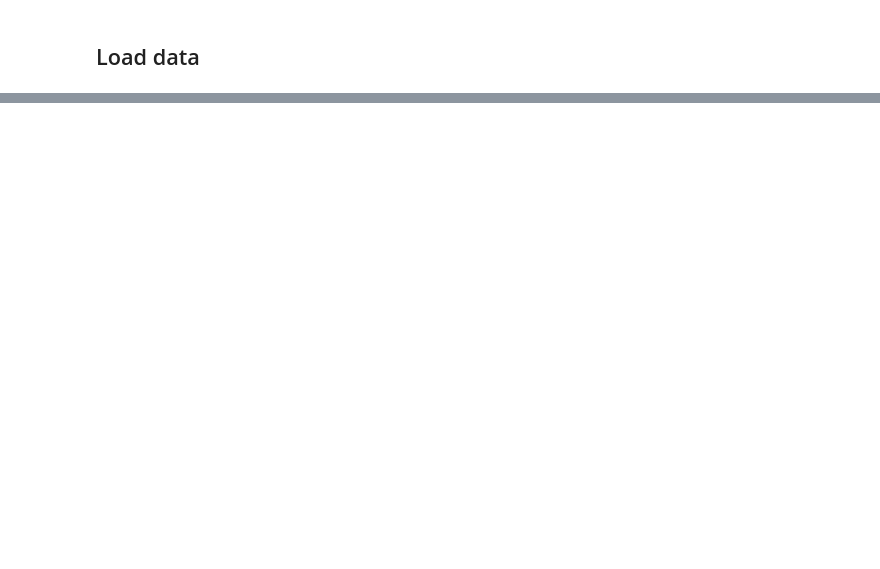
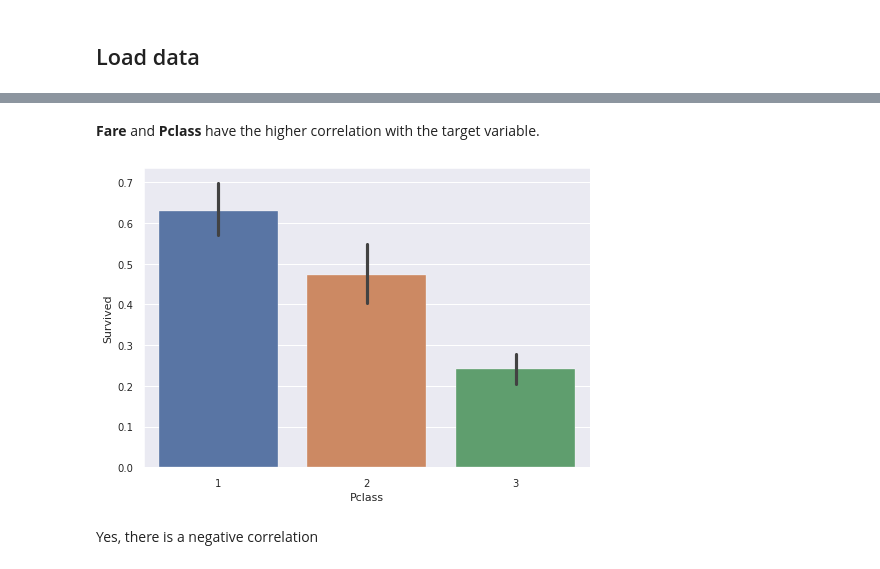
Before and after one commit to adriancervero/kaggle, a Jupyter notebook: Titanic/titanic.ipynb, the cells around one changed output, grey strips where cells are left out. Cells and saved outputs as stored; diff of their text form; code cells hidden in the pictures; blank space fills up the shorter version.

```diff
--- a/Titanic/titanic.ipynb
+++ b/Titanic/titanic.ipynb
@@ -22,0 +235,8 @@ test = pd.read_csv('/kaggle/input/titanic/test.csv')
+# %% [markdown]
+**Fare** and **Pclass** have the higher correlation with the target variable.
+# %%
+sns.barplot('Pclass', 'Survived', data=train);
+# %% [output]
+[figure, added]
+# %% [markdown]
+Yes, there is a negative correlation
```
Also changed, not shown: parts of 175 cells of this notebook.
